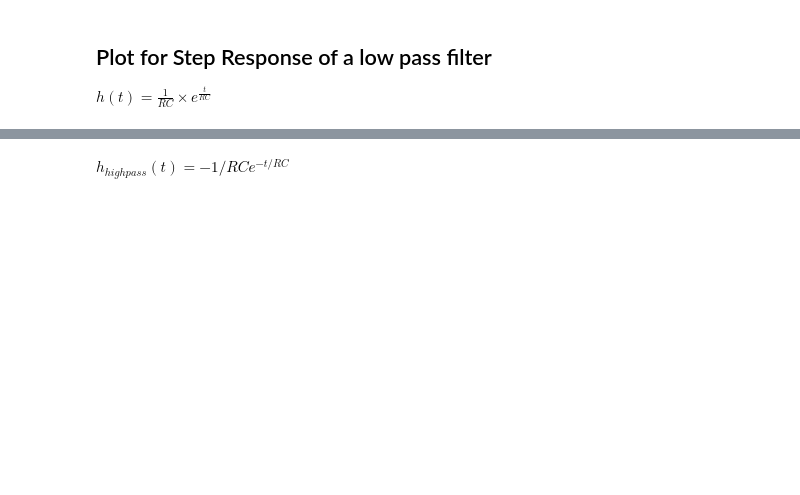
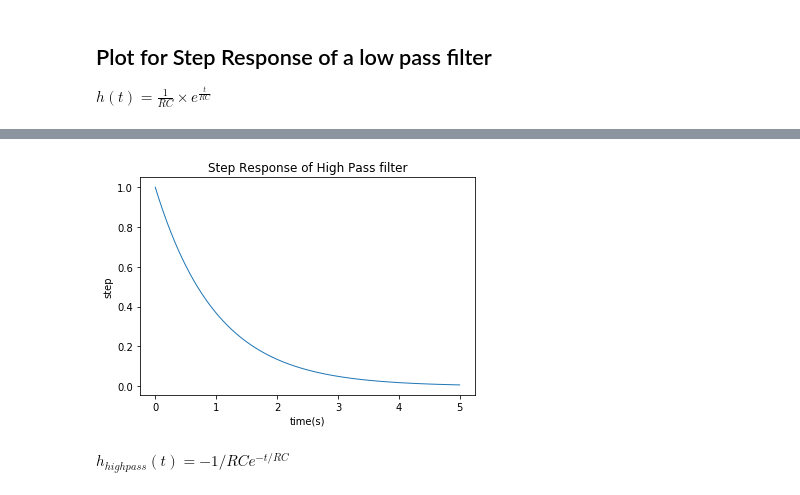
Before and after one commit to Juxsta/SJSU-Electrical-Engineering, a Jupyter notebook: src/EE110/Labs/lab 2/lab2.ipynb, the cells around one changed output, grey strips where cells are left out. Cells and saved outputs as stored; diff of their text form; code cells hidden in the pictures; blank space fills up the shorter version.

```diff
--- a/src/EE110/Labs/lab 2/lab2.ipynb
+++ b/src/EE110/Labs/lab 2/lab2.ipynb
@@ -30,20 +42,22 @@ plot(step.subs(Tau,1),(t,0,5))
 # %%
 import numpy, math, matplotlib
 from pylab import *
-x0, y0, h, n = 0, 0, 5.0/10000., 10000 #initial conditions, step size, number of steps
+x0, y0, h, n = 0, 1, 5.0/10000., 10000 #initial conditions, step size, number of steps
 b = [y0] #place y0 in array
 B=[x0]
 for i in arange(0,n,1):
  xn, yn = x0 + i*h, y0
- y1 = y0 + (1-y0)*h
+ y1 = y0 + (-y0)*h
  y0 = y1
  b.append(y1)
  B.append(xn)
 L1=plot(B, b, linewidth=1.0)
 xlabel('time(s)')
-ylabel(' step')
-title('step response of low pass filter')
+ylabel('step')
+title('Step Response of High Pass filter')
 show()
+# %% [output]
+[figure, added]
 # %% [markdown]
  $ h_{highpass}(t) = -1/{RC}e^{-t/{RC}} $
 # %%
```
Also changed, not shown: parts of 5 cells of this notebook, 14 other files.
